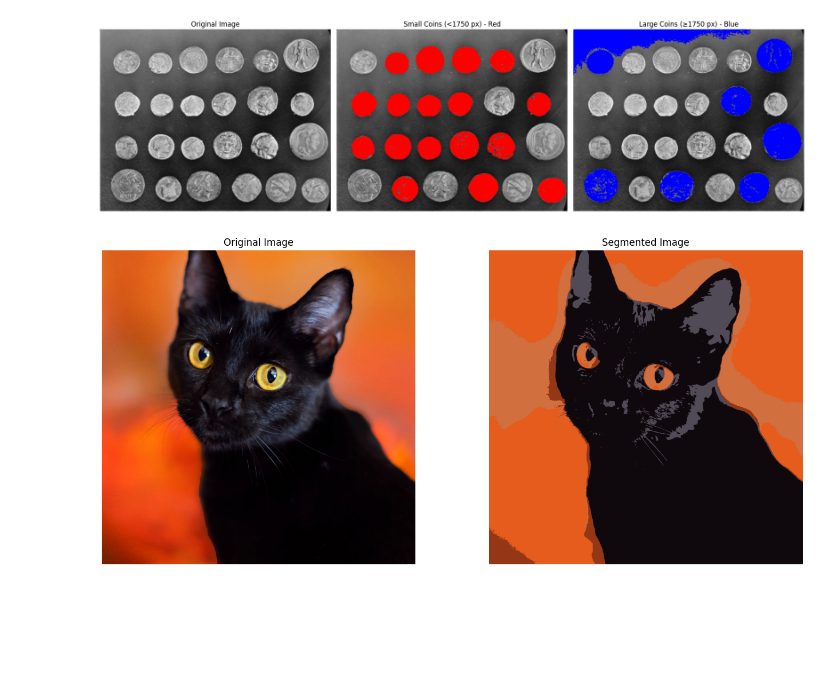
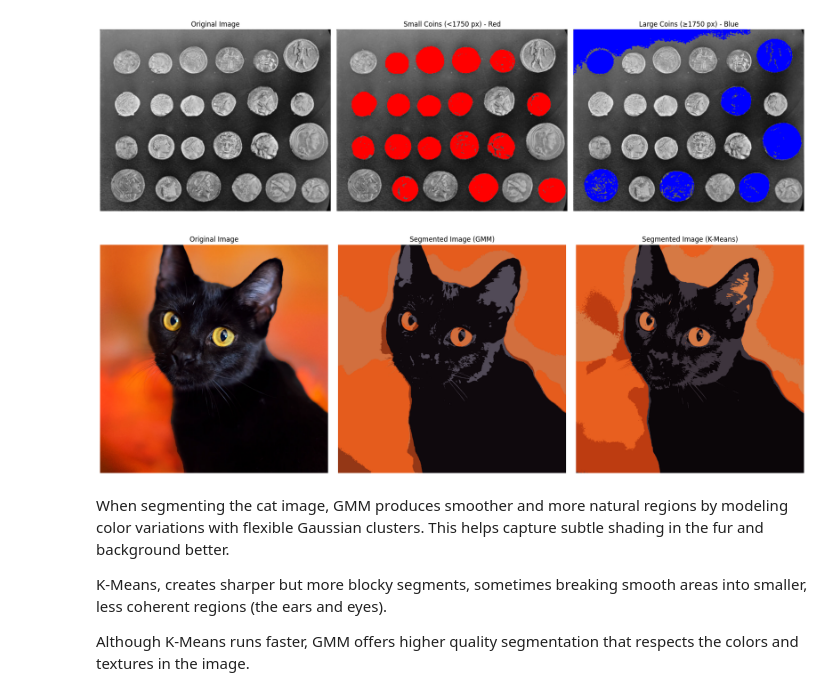
Before and after one commit to erisa03/computer-vision, a Jupyter notebook: test.ipynb, the cells around one changed output. Drawn from its saved outputs; the diff is of its cells as text; code cells hidden in the pictures; blank space fills up the shorter version.

```diff
--- a/test.ipynb
+++ b/test.ipynb
@@ -246,46 +246,55 @@ plt.show()
 # %% [output]
 [figure]
 # %%
-# Task 9
-
-from skimage import io, data
-from sklearn.mixture import GaussianMixture
+from skimage import io
 import numpy as np
 import matplotlib.pyplot as plt
-from google.colab import drive
+from sklearn.mixture import GaussianMixture
+from sklearn.cluster import KMeans
+
 image = io.imread('/content/drive/MyDrive/computer-vision/cats.jpg')
-
 original_shape = image.shape
 
-# Reshape the image to a 2D array of pixels (N, 3)
 pixels = image.reshape(-1, 3)
 
-# Apply Gaussian Mixture Model clustering
+# GMM Segmentation
 gmm = GaussianMixture(n_components=5, covariance_type='tied', random_state=0)
 gmm.fit(pixels)
-labels = gmm.predict(pixels)
+labels_gmm = gmm.predict(pixels)
+cluster_means_gmm = gmm.means_.astype(int)
+segmented_gmm = cluster_means_gmm[labels_gmm].reshape(original_shape)
 
-# Map each label to the GMM's cluster mean color
-cluster_means = gmm.means_.astype(int)
-segmented_pixels = cluster_means[labels]
+# K-Means Segmentation
+kmeans = KMeans(n_clusters=5, random_state=0)
+labels_kmeans = kmeans.fit_predict(pixels)
+cluster_means_kmeans = kmeans.cluster_centers_.astype(int)
+segmented_kmeans = cluster_means_kmeans[labels_kmeans].reshape(original_shape)
 
-# Reshape back to image dimensions
-segmented_image = segmented_pixels.reshape(original_shape)
+# Results
+fig, axes = plt.subplots(1, 3, figsize=(18, 6))
 
-# Display the original and segmented image
-fig, axes = plt.subplots(1, 2, figsize=(14, 6))
 axes[0].imshow(image)
-axes[0].set_title("Original Image")
+axes[0].set_title('Original Image')
 axes[0].axis('off')
 
-axes[1].imshow(segmented_image)
-axes[1].set_title("Segmented Image")
+axes[1].imshow(segmented_gmm)
+axes[1].set_title('Segmented Image (GMM)')
 axes[1].axis('off')
+
+axes[2].imshow(segmented_kmeans)
+axes[2].set_title('Segmented Image (K-Means)')
+axes[2].axis('off')
 
 plt.tight_layout()
 plt.show()
 # %% [output]
-[figure, old version]
+[figure, new version]
+# %% [markdown]
+When segmenting the cat image, GMM produces smoother and more natural regions by modeling color variations with flexible Gaussian clusters. This helps capture subtle shading in the fur and background better.
+
+K-Means, creates sharper but more blocky segments, sometimes breaking smooth areas into smaller, less coherent regions (the ears and eyes).
+
+Although K-Means runs faster, GMM offers higher quality segmentation that respects the colors and textures in the image.
 # %%
 # Task 10
 
```
